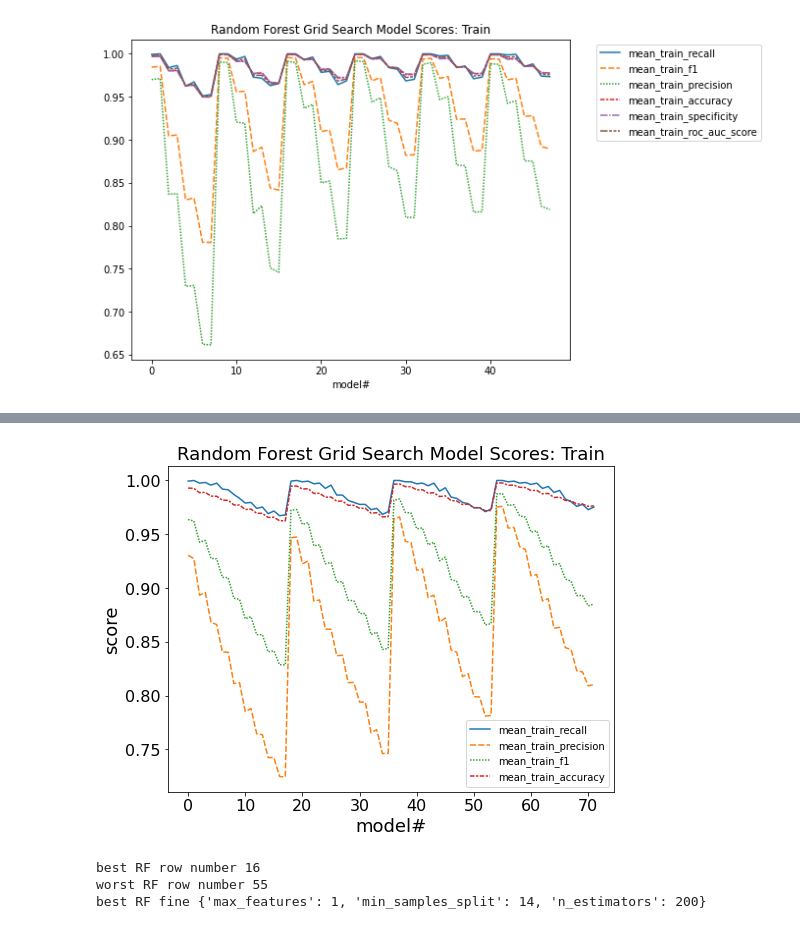
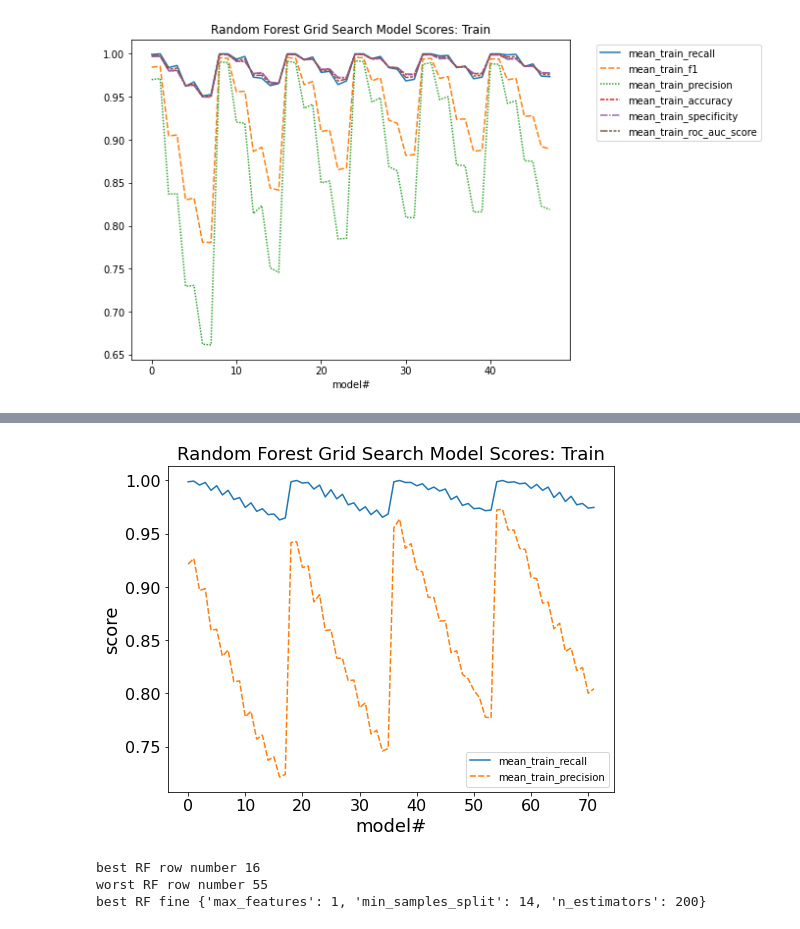
Before and after one commit to microwolf/capstone_healthcare_fraud, a Jupyter notebook: contributors/lu/scripts/Models.ipynb, the cells around one changed output, grey strips where cells are left out. Cells and saved outputs as stored; diff of their text form; code cells hidden in the pictures.

```diff
--- a/contributors/lu/scripts/Models.ipynb
+++ b/contributors/lu/scripts/Models.ipynb
@@ -676,7 +681,7 @@ max_features [1 2 3 4]
 min_split [16 17 18 19 20 21 22 23 24]
 # %%
 rf_params = [{'max_features': max_features_2,'n_estimators': estimators,
-             'min_samples_split': min_split}] # 'min_samples_leaf': min_leaf,
+             'min_samples_split': min_split_2}] # 'min_samples_leaf': min_leaf,
 
 kf5 = StratifiedKFold(n_splits = 5, shuffle = True, random_state = 4)
 
@@ -834,15 +839,16 @@ plt.savefig('../output/rf_grid_fine_search_scores_dropmedian_validation.png', bb
 # %%
 plt.figure(figsize=(8,6))
-sns.lineplot(data =rf_grid_fine_scores[['mean_train_recall','mean_train_precision', 'mean_train_f1','mean_train_accuracy']])
+sns.lineplot(data =rf_grid_fine_scores[['mean_train_recall','mean_train_precision']])
 plt.legend(loc=4) #bbox_to_anchor=(1.05,1)
 plt.xlabel('model#', fontsize=18)
 plt.ylabel('score', fontsize=18)
 plt.title('Random Forest Grid Search Model Scores: Train', fontsize=18)
 plt.xticks(fontsize=16)
 plt.yticks(fontsize=16)
 # plt.savefig('../output/rf_grid_fine_search_scores_train.png', bbox_inches='tight')
+plt.savefig('../output/rf_grid_fine_search_scores_train_2scores.png', bbox_inches='tight')
 # %% [output]
-[figure, old version]
+[figure, new version]
 # %%
 # choose best model based on a score: favor sensitivity
 # want to maximize false positive over all positives (low precision), minimize false negative (high recall)
```
Also changed, not shown: parts of 9 cells of this notebook.
